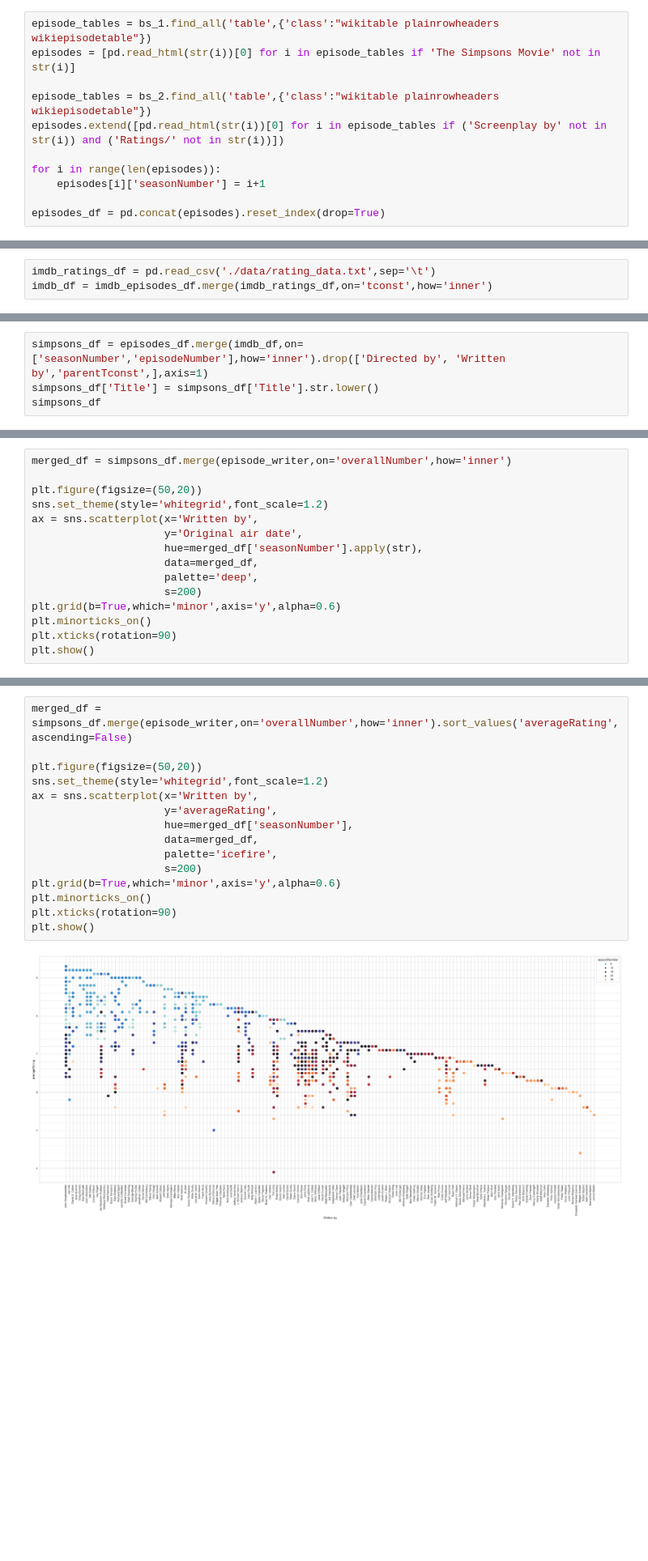
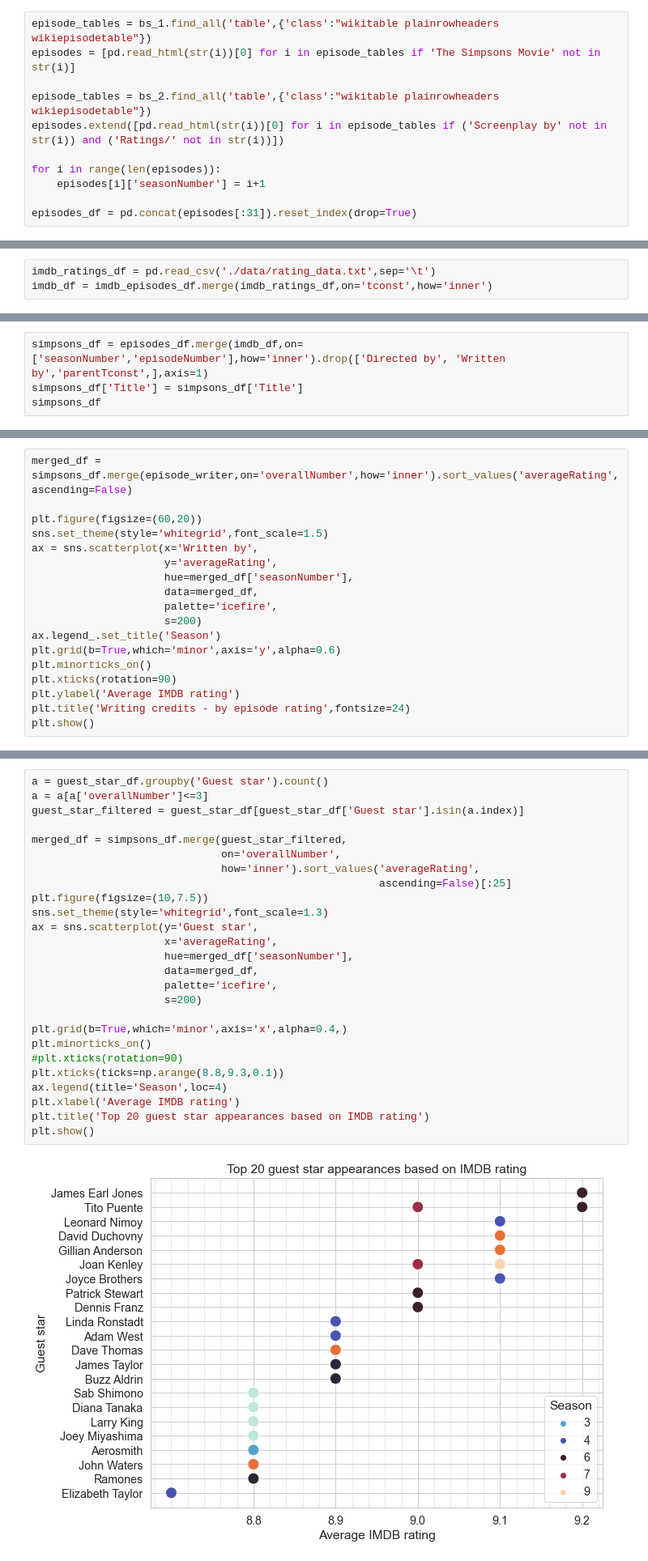
Before and after one commit to juan-td/web-scraping-misc, a Jupyter notebook: simpsons_web_scraping.ipynb, the cells around one changed output, grey strips where cells are left out. Shown at 81% size. Cells and saved outputs as stored; diff of their text form; blank space fills up the shorter version.

Commit message:
Finish guest star analysis

```diff
--- a/simpsons_web_scraping.ipynb
+++ b/simpsons_web_scraping.ipynb
@@ -29,5 +38,5 @@ episodes.extend([pd.read_html(str(i))[0] for i in episode_tables if ('Screenplay
 for i in range(len(episodes)):
     episodes[i]['seasonNumber'] = i+1
 
-episodes_df = pd.concat(episodes).reset_index(drop=True)
+episodes_df = pd.concat(episodes[:31]).reset_index(drop=True)
 # %%
@@ -81,6 +82,6 @@ imdb_df = imdb_episodes_df.merge(imdb_ratings_df,on='tconst',how='inner')
 # %%
 simpsons_df = episodes_df.merge(imdb_df,on=['seasonNumber','episodeNumber'],how='inner').drop(['Directed by', 'Written by','parentTconst',],axis=1)
-simpsons_df['Title'] = simpsons_df['Title'].str.lower()
+simpsons_df['Title'] = simpsons_df['Title']
 simpsons_df
 # %% [output]
 |  | overallNumber | episodeNumber | Title | Original air date | Prod.code | US_viewers_millions | ... |
@@ -323,16 +398,19 @@ plt.show()
 # %%
-merged_df = simpsons_df.merge(episode_writer,on='overallNumber',how='inner')
+merged_df = simpsons_df.merge(episode_writer,on='overallNumber',how='inner').sort_values('averageRating',ascending=False)
 
-plt.figure(figsize=(50,20))
-sns.set_theme(style='whitegrid',font_scale=1.2)
+plt.figure(figsize=(60,20))
+sns.set_theme(style='whitegrid',font_scale=1.5)
 ax = sns.scatterplot(x='Written by',
-                     y='Original air date',
-                     hue=merged_df['seasonNumber'].apply(str),
+                     y='averageRating',
+                     hue=merged_df['seasonNumber'],
                      data=merged_df,
-                     palette='deep',
+                     palette='icefire',
                      s=200)
+ax.legend_.set_title('Season')
 plt.grid(b=True,which='minor',axis='y',alpha=0.6)
 plt.minorticks_on()
 plt.xticks(rotation=90)
+plt.ylabel('Average IMDB rating')
+plt.title('Writing credits - by episode rating',fontsize=24)
 plt.show()
 # %% [output]
@@ -340,17 +538,28 @@ plt.show()
 # %%
-merged_df = simpsons_df.merge(episode_writer,on='overallNumber',how='inner').sort_values('averageRating',ascending=False)
+a = guest_star_df.groupby('Guest star').count()
+a = a[a['overallNumber']<=3]
+guest_star_filtered = guest_star_df[guest_star_df['Guest star'].isin(a.index)]
 
-plt.figure(figsize=(50,20))
-sns.set_theme(style='whitegrid',font_scale=1.2)
-ax = sns.scatterplot(x='Written by',
-                     y='averageRating',
+merged_df = simpsons_df.merge(guest_star_filtered,
+                              on='overallNumber',
+                              how='inner').sort_values('averageRating',
+                                                       ascending=False)[:25]
+plt.figure(figsize=(10,7.5))
+sns.set_theme(style='whitegrid',font_scale=1.3)
+ax = sns.scatterplot(y='Guest star',
+                     x='averageRating',
                      hue=merged_df['seasonNumber'],
                      data=merged_df,
                      palette='icefire',
                      s=200)
-plt.grid(b=True,which='minor',axis='y',alpha=0.6)
+
+plt.grid(b=True,which='minor',axis='x',alpha=0.4,)
 plt.minorticks_on()
-plt.xticks(rotation=90)
+#plt.xticks(rotation=90)
+plt.xticks(ticks=np.arange(8.8,9.3,0.1))
+ax.legend(title='Season',loc=4)
+plt.xlabel('Average IMDB rating')
+plt.title('Top 20 guest star appearances based on IMDB rating')
 plt.show()
 # %% [output]
-[figure, old version]
+[figure, new version]
```
Also changed, not shown: parts of 29 cells of this notebook.
